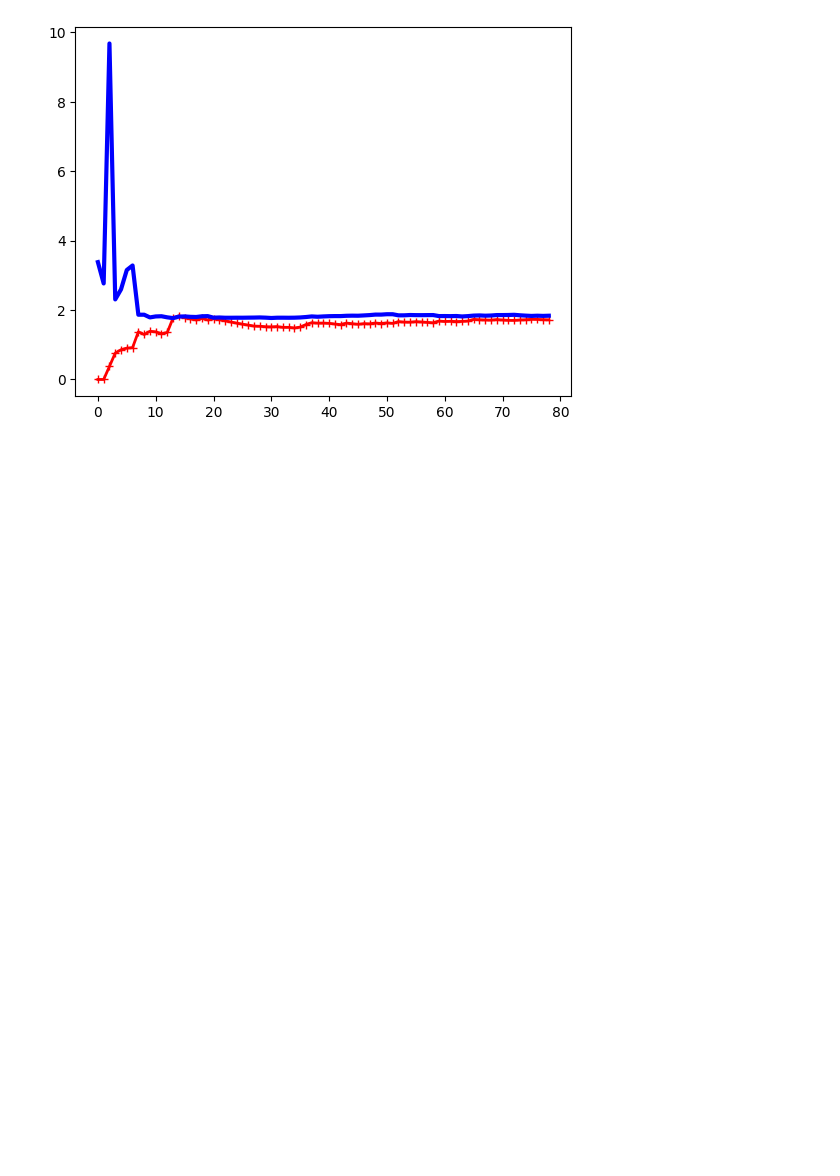
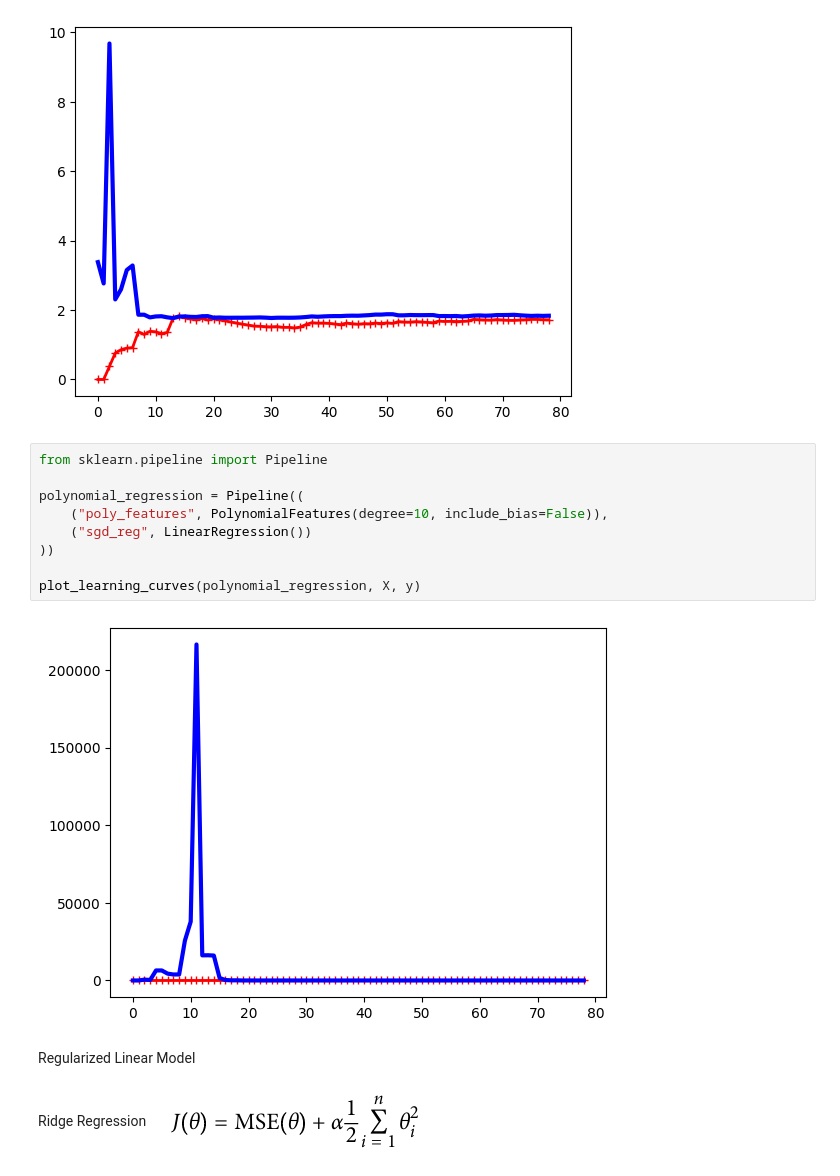
Before and after one commit to manojgowdabk/Hands-on-Machine-learning, a Jupyter notebook: GPT-Neo.ipynb, the cells around one changed output. Drawn from its saved outputs; the diff is of its cells as text; blank space fills up the shorter version.

```diff
--- a/GPT-Neo.ipynb
+++ b/GPT-Neo.ipynb
@@ -431,3 +431,19 @@ y = 0.5 * X**2 + X + 2 + np.random.randn(m, 1)
 plot_learning_curves(lin_reg, X, y)
 # %% [output]
 [figure]
+# %%
+from sklearn.pipeline import Pipeline
+
+polynomial_regression = Pipeline((
+    ("poly_features", PolynomialFeatures(degree=10, include_bias=False)),
+    ("sgd_reg", LinearRegression())
+))
+
+plot_learning_curves(polynomial_regression, X, y)
+# %% [output]
+[figure, added]
+# %% [markdown]
+Regularized Linear Model
+# %% [markdown]
+Ridge Regression
+![image.png](embedded-picture-1)
```
Also changed, not shown: parts of 5 cells of this notebook.
